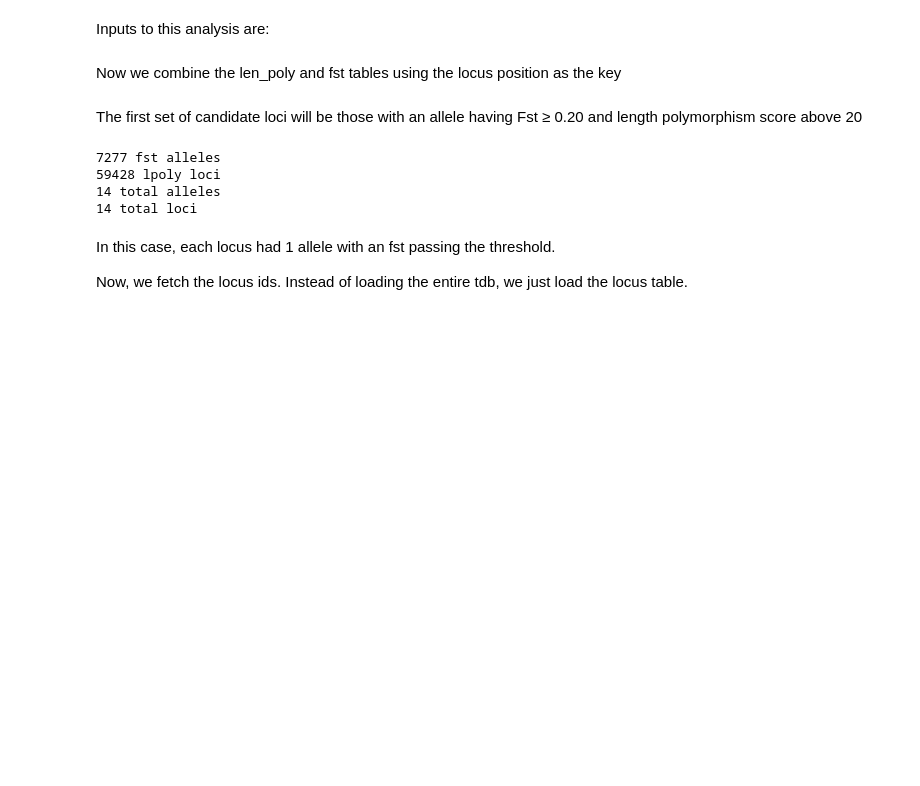
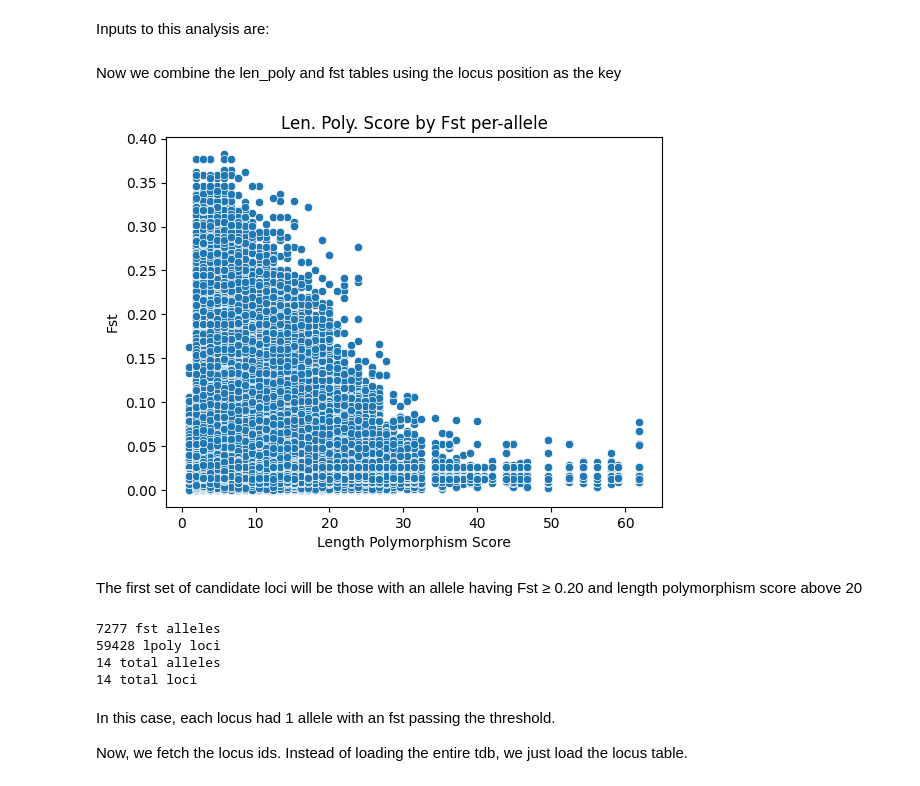
Before and after one commit to collaborativebioinformatics/tandemrepeats, a Jupyter notebook: English_EDA/MainNotebook.ipynb, the cells around one changed output. Cells and saved outputs as stored; diff of their text form; code cells hidden in the pictures; blank space fills up the shorter version.

```diff
--- a/English_EDA/MainNotebook.ipynb
+++ b/English_EDA/MainNotebook.ipynb
@@ -24,6 +24,13 @@ lp.set_index(['chrom', 'start', 'end'], inplace=True)
 fst.set_index(['chrom', 'start', 'end'], inplace=True)
 
 fst['len_poly_score'] = lp['len_poly_score']
+# %%
+import seaborn as sb
+
+p = sb.scatterplot(data=fst.reset_index(), x="len_poly_score", y='fst')
+_ = p.set(title="Len. Poly. Score by Fst per-allele", xlabel="Length Polymorphism Score", ylabel="Fst")
+# %% [output]
+[figure, added]
 # %% [markdown]
 The first set of candidate loci will be those with an allele having Fst ≥ 0.20 and length polymorphism score above 20
 # %%
```
Also changed, not shown: parts of 8 cells of this notebook, 1 other file.
